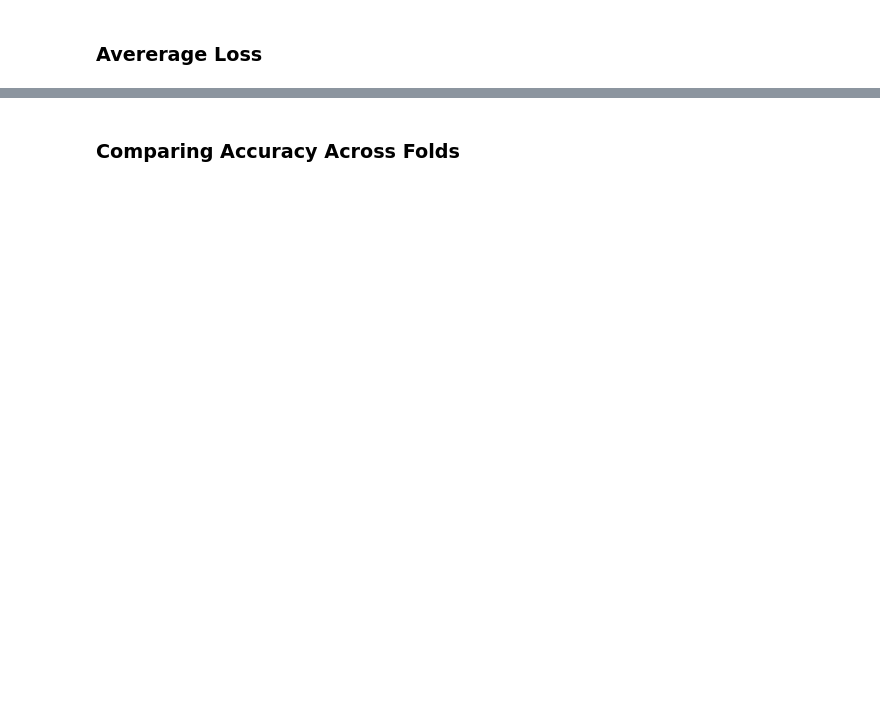
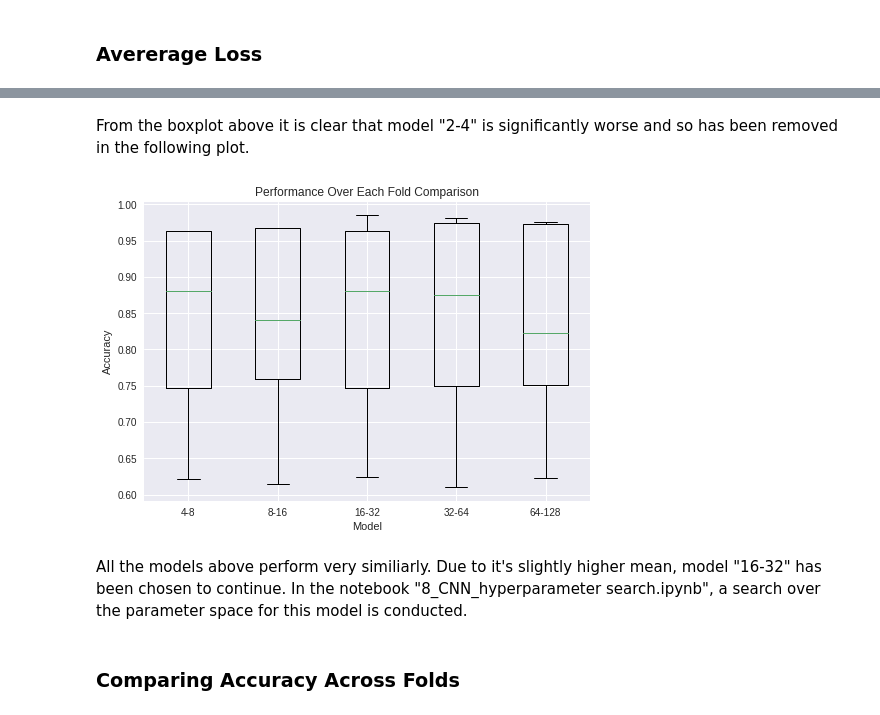
Before and after one commit to Andrew-Mackay/Adapting-the-WaveNet-Deep-Learning-Model-for-RADAR-Classification, a Jupyter notebook: notebooks/7_CNN_model_comparison.ipynb, the cells around one changed output, grey strips where cells are left out. Drawn from its saved outputs; the diff is of its cells as text; code cells hidden in the pictures; blank space fills up the shorter version.

```diff
--- a/notebooks/7_CNN_model_comparison.ipynb
+++ b/notebooks/7_CNN_model_comparison.ipynb
@@ -363,3 +398,18 @@ plt.show()
+# %% [markdown]
+From the boxplot above it is clear that model "2-4" is significantly worse and so has been removed in the following plot.
+# %%
+exclude_first_model = np.array(data_to_plot)[1:].tolist()
+exclude_first_model_labels = np.array(labels)[1:].tolist()
+plt.boxplot(exclude_first_model, labels=exclude_first_model_labels)
+plt.title("Performance Over Each Fold Comparison")
+plt.xlabel("Model")
+plt.ylabel("Accuracy")
+if SAVE_BOXPLOTS:
+     plt.savefig(RESULTS_PATH + "boxplot_models_exclude_1.pdf", format='pdf')
+# %% [output]
+[figure, added]
+# %% [markdown]
+All the models above perform very similiarly. Due to it's slightly higher mean, model "16-32" has been chosen to continue. In the notebook "8_CNN_hyperparameter search.ipynb", a search over the parameter space for this model is conducted.
 # %% [markdown]
 ### Comparing Accuracy Across Folds
 # %%
```
Also changed, not shown: parts of 10 cells of this notebook, 4 other files.
